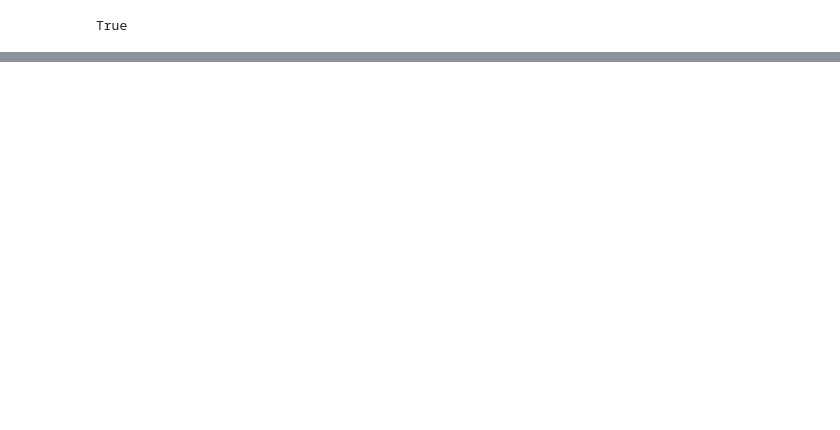
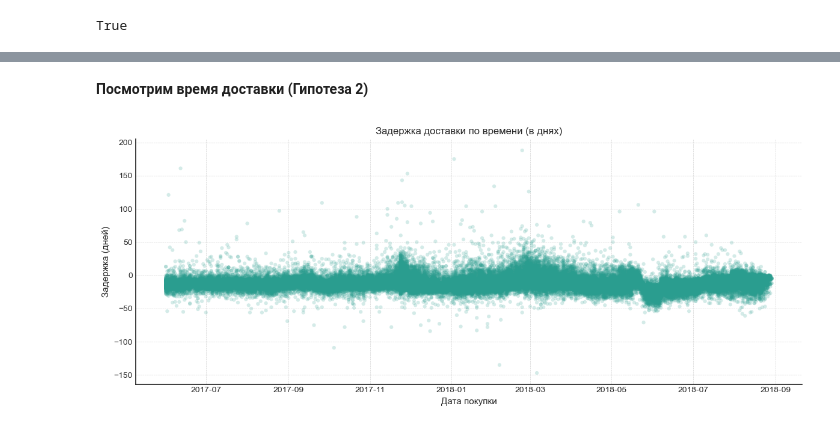
Before and after one commit to Alekseyzool/E-commerce_OLIST, a Jupyter notebook: E-commerce OLIST analysis.ipynb, the cells around one changed output, grey strips where cells are left out. Cells and saved outputs as stored; diff of their text form; code cells hidden in the pictures; blank space fills up the shorter version.

```diff
--- a/E-commerce OLIST analysis.ipynb
+++ b/E-commerce OLIST analysis.ipynb
@@ -401,0 +1086,5 @@ select(sql)
+# %%
+#Выберем данные с июня 2017 года
+mask = orders['order_purchase_timestamp'] >= pd.Timestamp('2017-06-01')
+# %%
+orders_since_june2017 = orders.loc[mask]
@@ -401,0 +1276,30 @@ select(sql)
+# %% [markdown]
+**Посмотрим время доставки (Гипотеза 2)**
+# %%
+#Подготовка данных
+df_h2 = orders_since_june2017.copy()
+df_h2['order_delivered_customer_date'] = (df_h2['order_delivered_customer_date']).dt.date
+df_h2['order_purchase_timestamp'] = (df_h2['order_purchase_timestamp']).dt.date
+df_h2['order_estimated_delivery_date'] = (df_h2['order_estimated_delivery_date']).dt.date
+# %%
+df_h2['late_days'] = pd.to_timedelta(df_h2['order_delivered_customer_date'] - df_h2['order_estimated_delivery_date']).dt.days
+# %%
+#График задержки доставки
+plt.figure(figsize=(12, 5))
+plt.scatter(
+    df_h2['order_purchase_timestamp'],
+    df_h2['late_days'],
+    alpha=0.2,
+    color=ACCENT,
+    s=20,
+    edgecolor='none'
+)
+plt.title('Задержка доставки по времени (в днях)')
+plt.xlabel('Дата покупки')
+plt.ylabel('Задержка (дней)')
+plt.grid(True)
+
+plt.tight_layout()
+plt.show()
+# %% [output]
+[figure, added]
```
Also changed, not shown: parts of 143 cells of this notebook, 5 other files.
